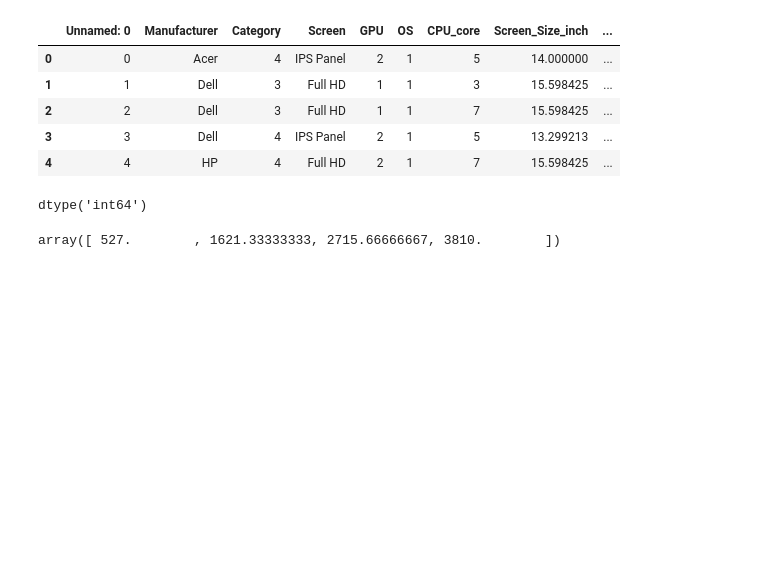
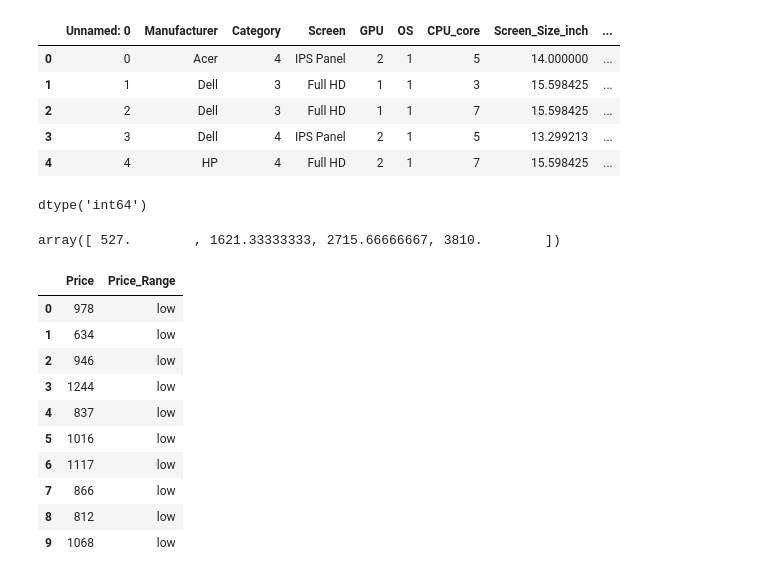
Before and after one commit to Ochwada/IBM-Data-Science, a Jupyter notebook: module7/02_1_laptop_pricing.ipynb, the cells around one changed output. Cells and saved outputs as stored; diff of their text form; code cells hidden in the pictures; blank space fills up the shorter version.

```diff
--- a/module7/02_1_laptop_pricing.ipynb
+++ b/module7/02_1_laptop_pricing.ipynb
@@ -179,0 +178,16 @@ bin_groups = ["low", "medium", "high"]
+# %%
+bin_groups = ["low", "medium", "high"]
+df["Price_Range"] = pd.cut(df["Price"], bins, labels= bin_groups, include_lowest=True)
+df[["Price", "Price_Range"]].head(10)
+# %% [output]
+|  | Price | Price_Range |
+| 0 | 978 | low |
+| 1 | 634 | low |
+| 2 | 946 | low |
+| 3 | 1244 | low |
+| 4 | 837 | low |
+| 5 | 1016 | low |
+| 6 | 1117 | low |
+| 7 | 866 | low |
+| 8 | 812 | low |
+| 9 | 1068 | low |
```
Also changed, not shown: parts of 7 cells of this notebook.
